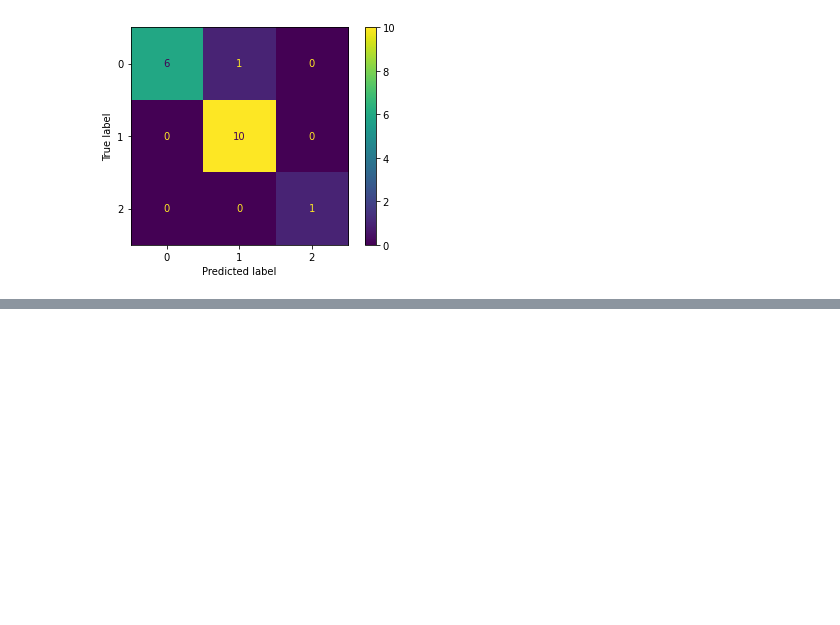
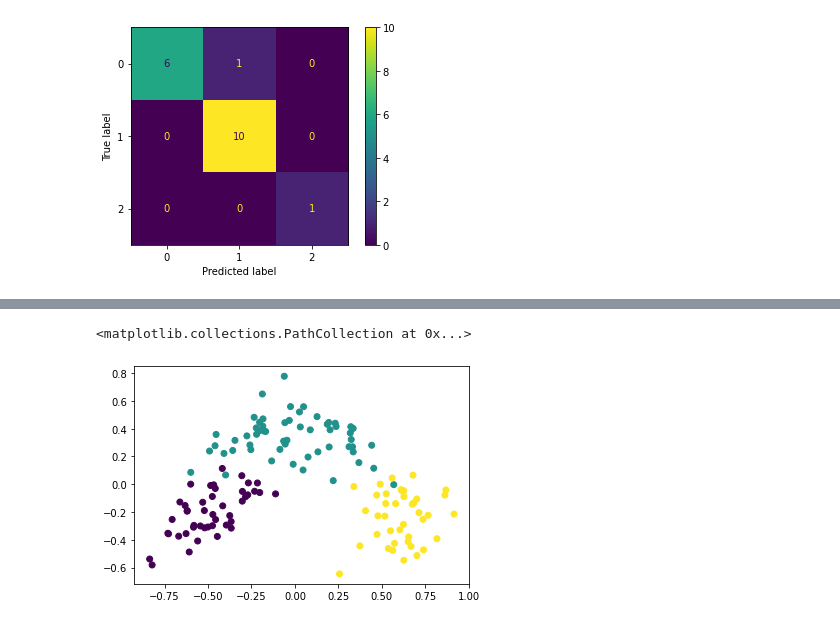
Before and after one commit to TamaraCucumides/TallerPythonMIA, a Jupyter notebook: Sesion 4 - Sklearn y Scipy.stats/Sklearn.ipynb, the cells around one changed output, grey strips where cells are left out. Saved outputs shown, nothing was run; the diff lists cells and outputs as text; code cells hidden in the pictures; blank space fills up the shorter version.

```diff
--- a/Sesion 4 - Sklearn y Scipy.stats/Sklearn.ipynb
+++ b/Sesion 4 - Sklearn y Scipy.stats/Sklearn.ipynb
@@ -283,0 +383,8 @@ plot_confusion_matrix(model, X_test, y_test)
+# %%
+X_train, X_test, y_train, y_test = train_test_split(X_pca, y, test_size=0.2, random_state=42)
+X_val, X_test, y_val, y_test = train_test_split(X_test, y_test, test_size=0.5, random_state=42)
+# %%
+plt.scatter(X_train[:, 0], X_train[:, 1], c=y_train)
+# %% [output]
+<matplotlib.collections.PathCollection at 0x...>
+[figure, added]
```
Also changed, not shown: parts of 35 cells of this notebook.
